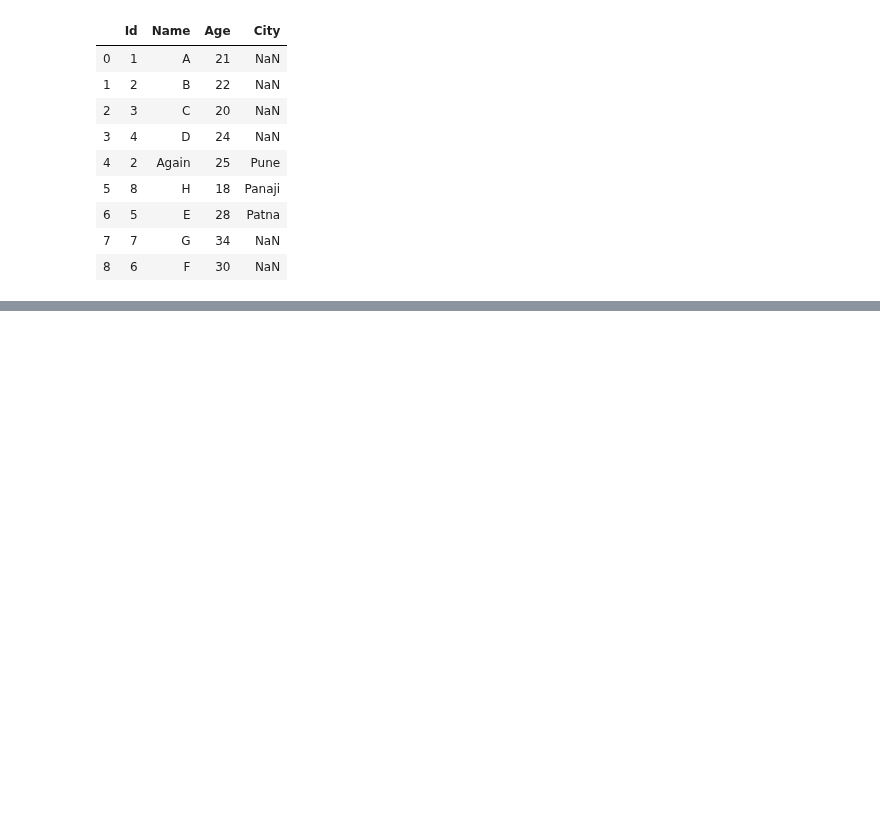
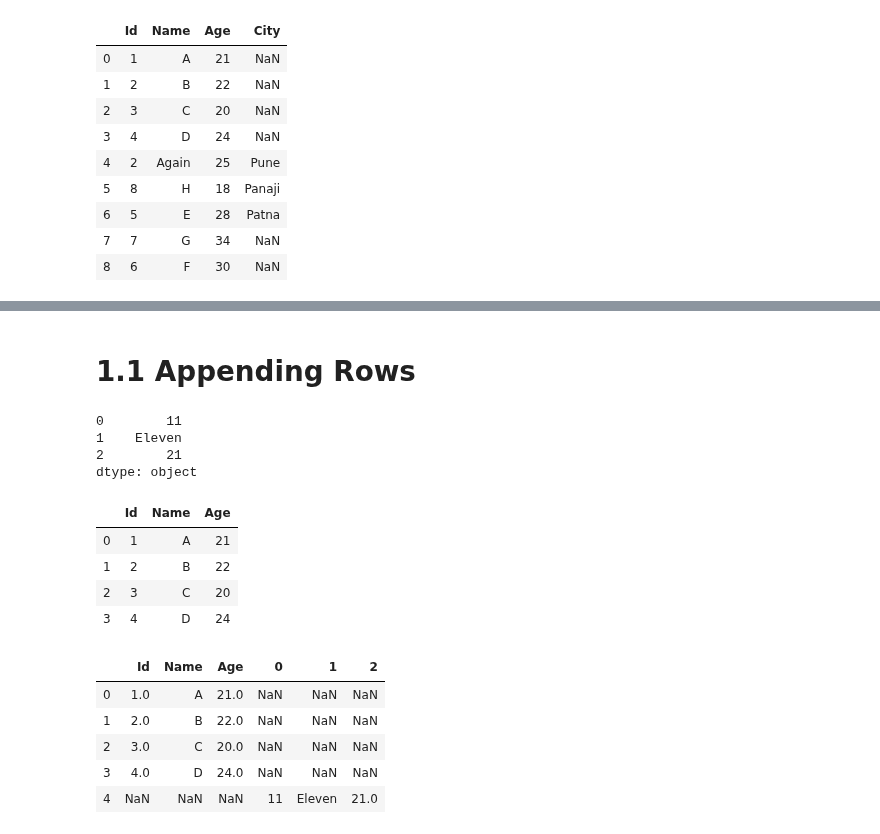
Before and after one commit to AbhishekKumar-0311/Machine-Learning-with-Python, a Jupyter notebook: Pandas/Learning_Pandas_Part_3.ipynb, the cells around one changed output, grey strips where cells are left out. Cells and saved outputs as stored; diff of their text form; code cells hidden in the pictures; blank space fills up the shorter version.

```diff
--- a/Pandas/Learning_Pandas_Part_3.ipynb
+++ b/Pandas/Learning_Pandas_Part_3.ipynb
@@ -98,0 +174,27 @@ df_appended_2
+# %% [markdown]
+# 1.1 Appending Rows
+# %%
+# Attention : Does not Work
+
+s = pd.Series(['11', 'Eleven', 21])
+s
+df1
+# appended_row = df1.append(s)
+# appended_row = df1.append(s, ignore_index = True) # ignore_index = True fixes the error, but the output Dataframe is NOT DESIRED.
+# appended_row
+# %% [output]
+0        11
+1    Eleven
+2        21
+dtype: object
+|  | Id | Name | Age |
+| 0 | 1 | A | 21 |
+| 1 | 2 | B | 22 |
+| 2 | 3 | C | 20 |
+| 3 | 4 | D | 24 |
+|  | Id | Name | Age | 0 | 1 | 2 |
+| 0 | 1.0 | A | 21.0 | NaN | NaN | NaN |
+| 1 | 2.0 | B | 22.0 | NaN | NaN | NaN |
+| 2 | 3.0 | C | 20.0 | NaN | NaN | NaN |
+| 3 | 4.0 | D | 24.0 | NaN | NaN | NaN |
+| 4 | NaN | NaN | NaN | 11 | Eleven | 21.0 |
```
Also changed, not shown: parts of 14 cells of this notebook.
